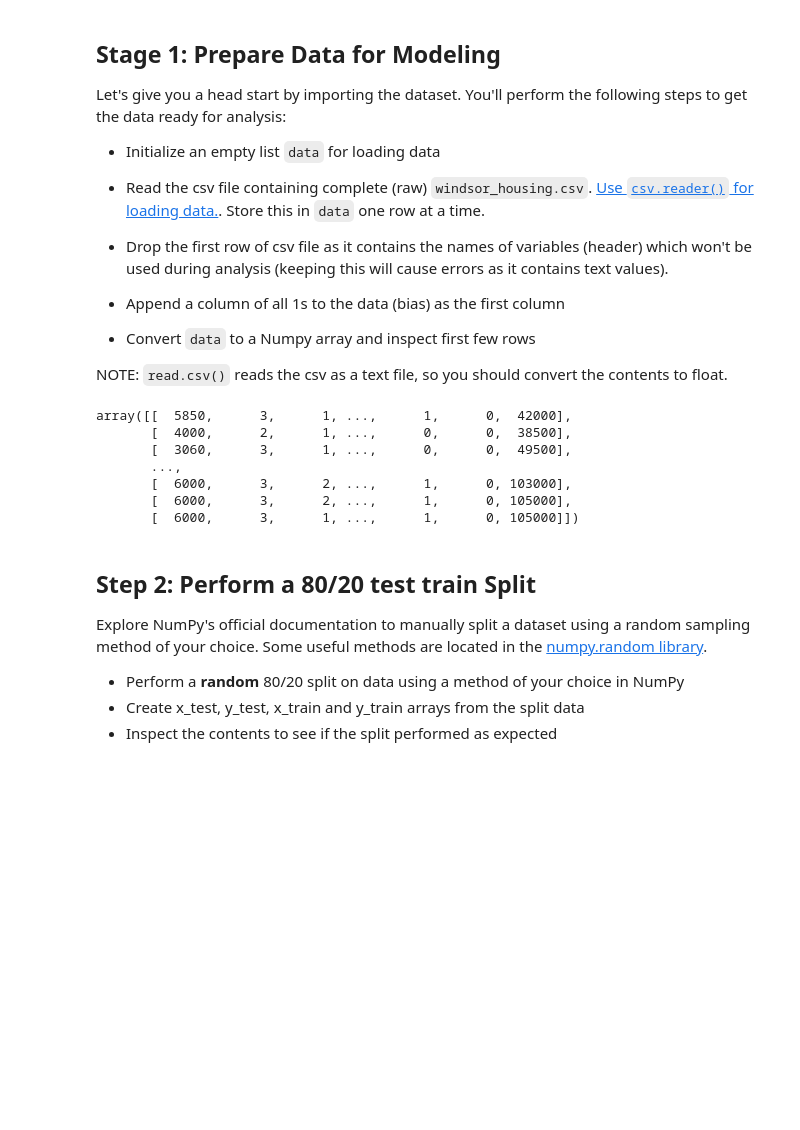
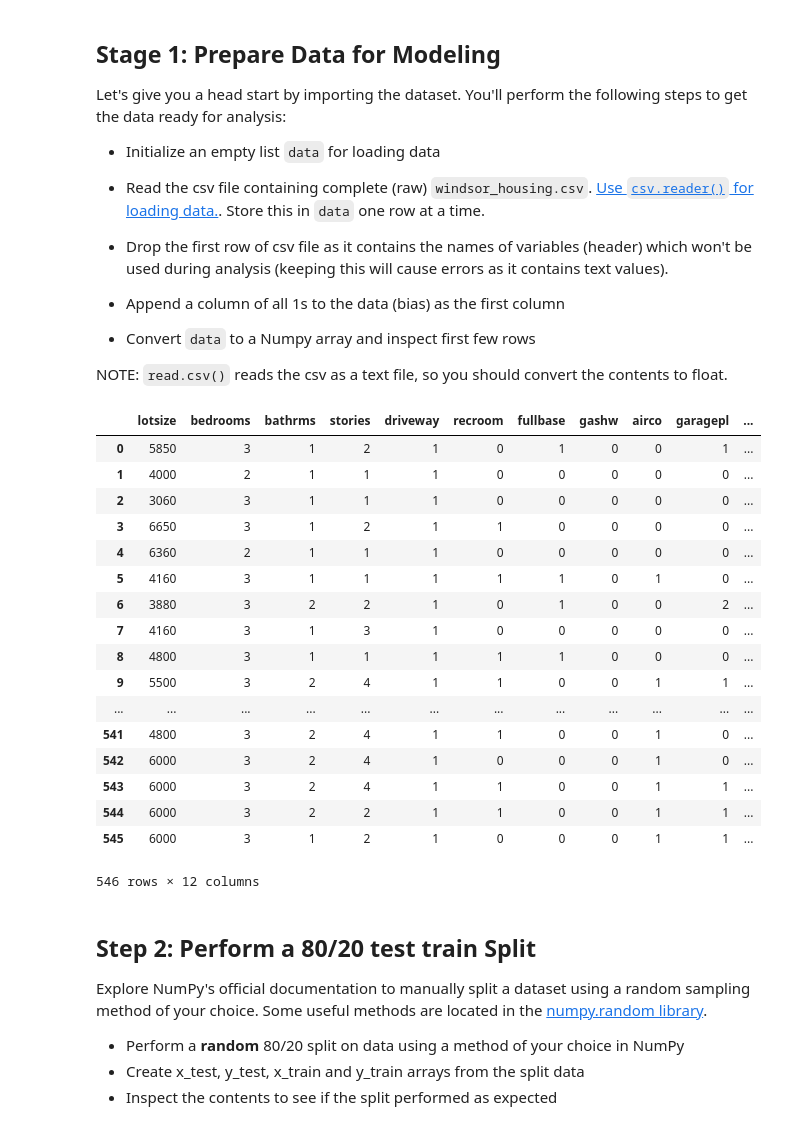
Before and after one commit to jmt0221/dsc-linalg-regression-lab-nyc-ds-082619, a Jupyter notebook: index.ipynb, the cells around one changed output. Drawn from its saved outputs; the diff is of its cells as text; code cells hidden in the pictures; blank space fills up the shorter version.

```diff
--- a/index.ipynb
+++ b/index.ipynb
@@ -61,35 +61,46 @@ NOTE: `read.csv()` reads the csv as a text file, so you should convert the conte
 # %%
 # Your Code here
 df = pd.read_csv('windsor_housing.csv')
 
-df.as_matrix()
+df
 
 
 # First 5 rows of raw data
 
 # array([[1.00e+00, 5.85e+03, 3.00e+00, 1.00e+00, 2.00e+00, 1.00e+00,
 #         0.00e+00, 1.00e+00, 0.00e+00, 0.00e+00, 1.00e+00, 0.00e+00,
 #         4.20e+04],
 #        [1.00e+00, 4.00e+03, 2.00e+00, 1.00e+00, 1.00e+00, 1.00e+00,
 #         0.00e+00, 0.00e+00, 0.00e+00, 0.00e+00, 0.00e+00, 0.00e+00,
 #         3.85e+04],
 #        [1.00e+00, 3.06e+03, 3.00e+00, 1.00e+00, 1.00e+00, 1.00e+00,
 #         0.00e+00, 0.00e+00, 0.00e+00, 0.00e+00, 0.00e+00, 0.00e+00,
 #         4.95e+04],
 #        [1.00e+00, 6.65e+03, 3.00e+00, 1.00e+00, 2.00e+00, 1.00e+00,
 #         1.00e+00, 0.00e+00, 0.00e+00, 0.00e+00, 0.00e+00, 0.00e+00,
 #         6.05e+04],
 #        [1.00e+00, 6.36e+03, 2.00e+00, 1.00e+00, 1.00e+00, 1.00e+00,
 #         0.00e+00, 0.00e+00, 0.00e+00, 0.00e+00, 0.00e+00, 0.00e+00,
 #         6.10e+04]])
 # %% [output]
+|  | lotsize | bedrooms | bathrms | stories | driveway | recroom | fullbase | gashw | airco | garagepl | ... |
+| 0 | 5850 | 3 | 1 | 2 | 1 | 0 | 1 | 0 | 0 | 1 | ... |
+| 1 | 4000 | 2 | 1 | 1 | 1 | 0 | 0 | 0 | 0 | 0 | ... |
+| 2 | 3060 | 3 | 1 | 1 | 1 | 0 | 0 | 0 | 0 | 0 | ... |
+| 3 | 6650 | 3 | 1 | 2 | 1 | 1 | 0 | 0 | 0 | 0 | ... |
+| 4 | 6360 | 2 | 1 | 1 | 1 | 0 | 0 | 0 | 0 | 0 | ... |
+| 5 | 4160 | 3 | 1 | 1 | 1 | 1 | 1 | 0 | 1 | 0 | ... |
+| 6 | 3880 | 3 | 2 | 2 | 1 | 0 | 1 | 0 | 0 | 2 | ... |
+| 7 | 4160 | 3 | 1 | 3 | 1 | 0 | 0 | 0 | 0 | 0 | ... |
+| 8 | 4800 | 3 | 1 | 1 | 1 | 1 | 1 | 0 | 0 | 0 | ... |
+| 9 | 5500 | 3 | 2 | 4 | 1 | 1 | 0 | 0 | 1 | 1 | ... |
+| ... | ... | ... | ... | ... | ... | ... | ... | ... | ... | ... | ... |
+| 541 | 4800 | 3 | 2 | 4 | 1 | 1 | 0 | 0 | 1 | 0 | ... |
+| 542 | 6000 | 3 | 2 | 4 | 1 | 0 | 0 | 0 | 1 | 0 | ... |
+| 543 | 6000 | 3 | 2 | 4 | 1 | 1 | 0 | 0 | 1 | 1 | ... |
+| 544 | 6000 | 3 | 2 | 2 | 1 | 1 | 0 | 0 | 1 | 1 | ... |
+| 545 | 6000 | 3 | 1 | 2 | 1 | 0 | 0 | 0 | 1 | 1 | ... |
-array([[  5850,      3,      1, ...,      1,      0,  42000],
-       [  4000,      2,      1, ...,      0,      0,  38500],
-       [  3060,      3,      1, ...,      0,      0,  49500],
-       ...,
-       [  6000,      3,      2, ...,      1,      0, 103000],
-       [  6000,      3,      2, ...,      1,      0, 105000],
-       [  6000,      3,      1, ...,      1,      0, 105000]])
+546 rows × 12 columns
 # %% [markdown]
 ## Step 2: Perform a 80/20 test train Split
 
```
